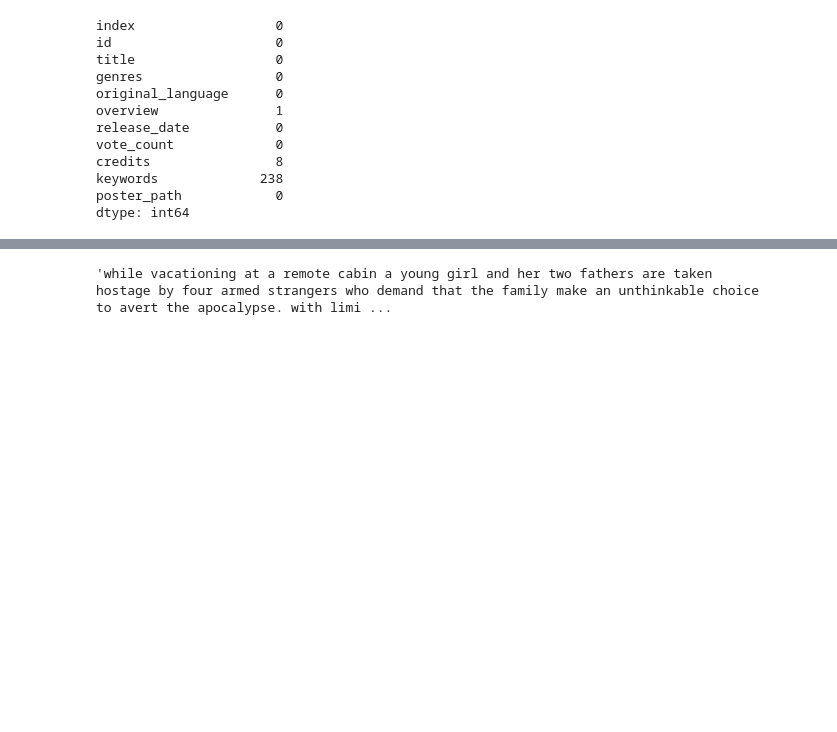
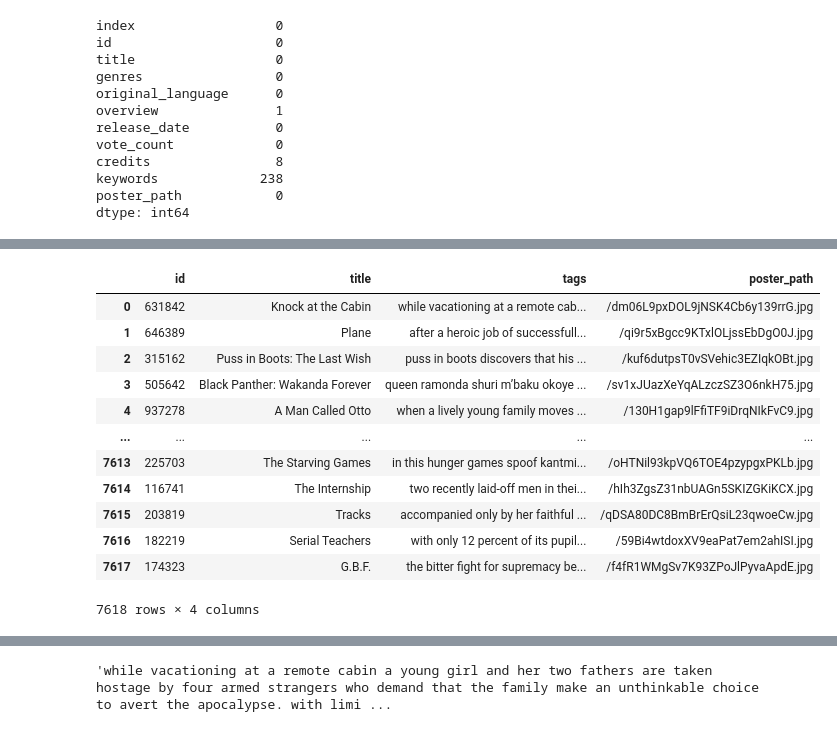
Before and after one commit to CS222-UIUC/course-project-movie-recommender, a Jupyter notebook: Hkang_Data_preprocessing.ipynb, the cells around one changed output, grey strips where cells are left out. Drawn from its saved outputs; the diff is of its cells as text; code cells hidden in the pictures; blank space fills up the shorter version.

```diff
--- a/Hkang_Data_preprocessing.ipynb
+++ b/Hkang_Data_preprocessing.ipynb
@@ -117,0 +212,16 @@ df_new.tags = df_new.tags.apply(lambda x:x.lower())
+# %%
+df_new
+# %% [output]
+|  | id | title | tags | poster_path |
+| 0 | 631842 | Knock at the Cabin | while vacationing at a remote cab... | /dm06L9pxDOL9jNSK4Cb6y139rrG.jpg |
+| 1 | 646389 | Plane | after a heroic job of successfull... | /qi9r5xBgcc9KTxlOLjssEbDgO0J.jpg |
+| 2 | 315162 | Puss in Boots: The Last Wish | puss in boots discovers that his ... | /kuf6dutpsT0vSVehic3EZIqkOBt.jpg |
+| 3 | 505642 | Black Panther: Wakanda Forever | queen ramonda shuri m’baku okoye ... | /sv1xJUazXeYqALzczSZ3O6nkH75.jpg |
+| 4 | 937278 | A Man Called Otto | when a lively young family moves ... | /130H1gap9lFfiTF9iDrqNIkFvC9.jpg |
+| ... | ... | ... | ... | ... |
+| 7613 | 225703 | The Starving Games | in this hunger games spoof kantmi... | /oHTNil93kpVQ6TOE4pzypgxPKLb.jpg |
+| 7614 | 116741 | The Internship | two recently laid-off men in thei... | /hIh3ZgsZ31nbUAGn5SKIZGKiKCX.jpg |
+| 7615 | 203819 | Tracks | accompanied only by her faithful ... | /qDSA80DC8BmBrErQsiL23qwoeCw.jpg |
+| 7616 | 182219 | Serial Teachers | with only 12 percent of its pupil... | /59Bi4wtdoxXV9eaPat7em2ahISI.jpg |
+| 7617 | 174323 | G.B.F. | the bitter fight for supremacy be... | /f4fR1WMgSv7K93ZPoJlPyvaApdE.jpg |
+7618 rows × 4 columns
```
Also changed, not shown: parts of 13 cells of this notebook.
